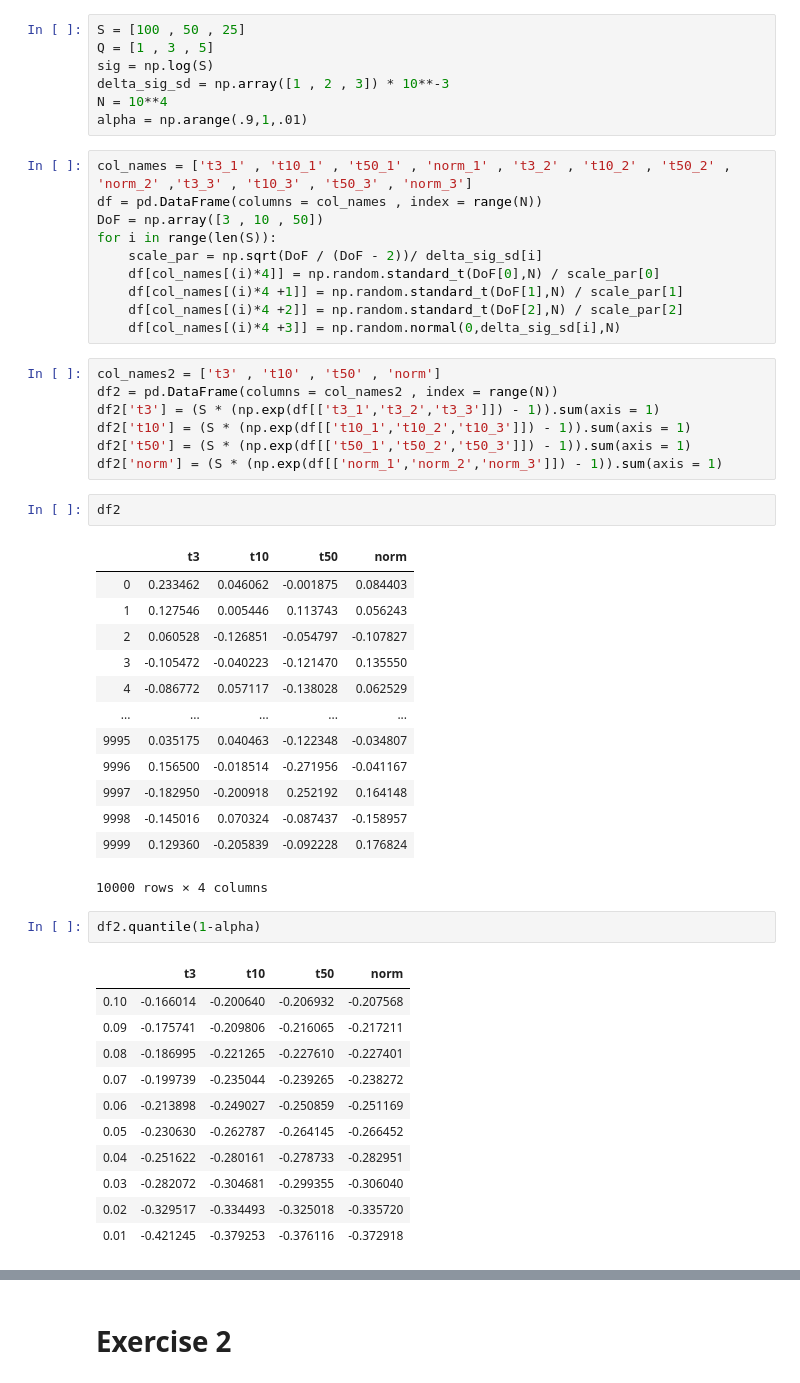
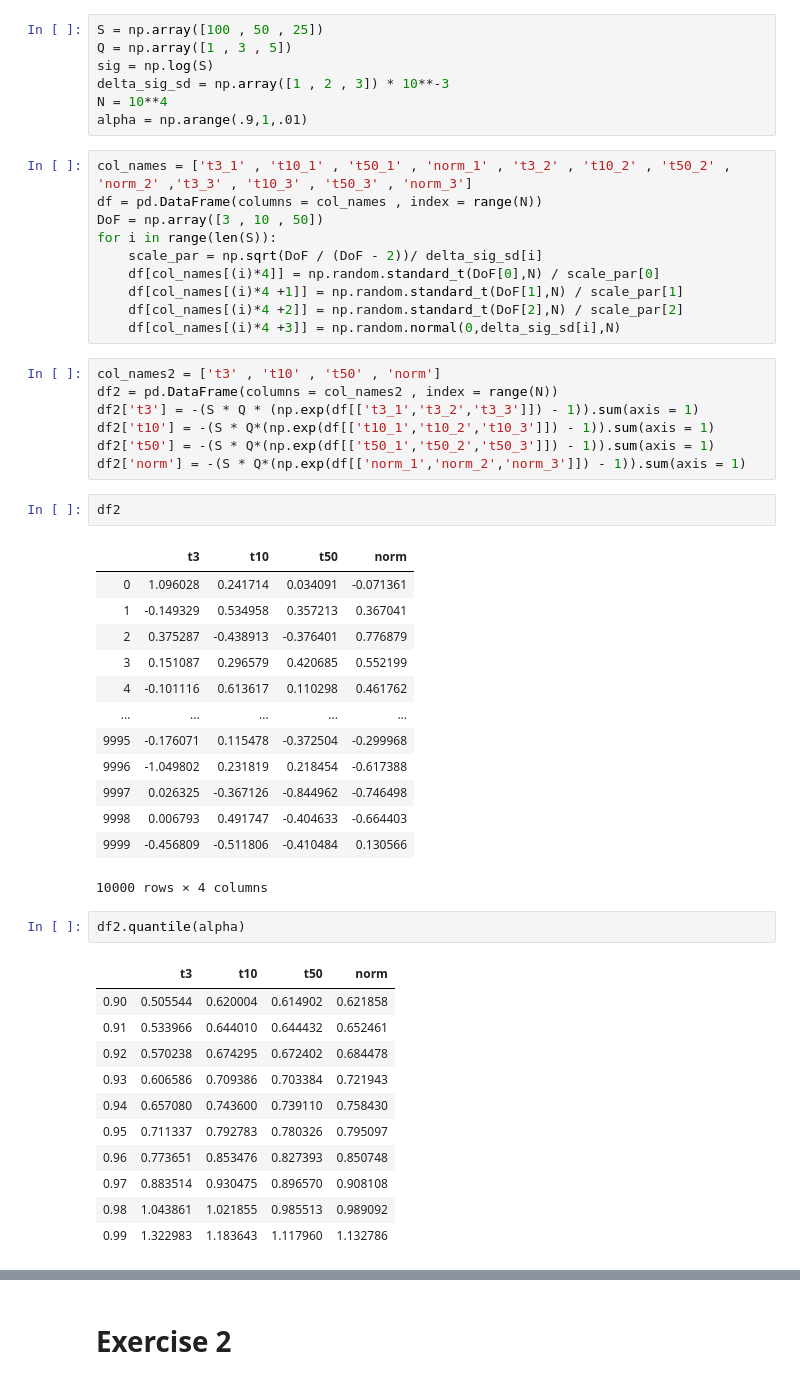
Before and after one commit to AntB95/QRM, a Jupyter notebook: TD 2/Assignment_2.ipynb, the cells around one changed output, grey strips where cells are left out. Cells and saved outputs as stored; diff of their text form.

```diff
--- a/TD 2/Assignment_2.ipynb
+++ b/TD 2/Assignment_2.ipynb
@@ -5,8 +6,8 @@ import scipy.stats as stats
 # %% [markdown]
 # Exercise 1
 # %%
-S = [100 , 50 , 25]
-Q = [1 , 3 , 5]
+S = np.array([100 , 50 , 25])
+Q = np.array([1 , 3 , 5])
 sig = np.log(S)
 delta_sig_sd = np.array([1 , 2 , 3]) * 10**-3
 N = 10**4
@@ -24,38 +25,38 @@ for i in range(len(S)):
 # %%
 col_names2 = ['t3' , 't10' , 't50' , 'norm']
 df2 = pd.DataFrame(columns = col_names2 , index = range(N))
-df2['t3'] = (S * (np.exp(df[['t3_1','t3_2','t3_3']]) - 1)).sum(axis = 1)
-df2['t10'] = (S * (np.exp(df[['t10_1','t10_2','t10_3']]) - 1)).sum(axis = 1)
-df2['t50'] = (S * (np.exp(df[['t50_1','t50_2','t50_3']]) - 1)).sum(axis = 1)
-df2['norm'] = (S * (np.exp(df[['norm_1','norm_2','norm_3']]) - 1)).sum(axis = 1)
+df2['t3'] = -(S * Q * (np.exp(df[['t3_1','t3_2','t3_3']]) - 1)).sum(axis = 1)
+df2['t10'] = -(S * Q*(np.exp(df[['t10_1','t10_2','t10_3']]) - 1)).sum(axis = 1)
+df2['t50'] = -(S * Q*(np.exp(df[['t50_1','t50_2','t50_3']]) - 1)).sum(axis = 1)
+df2['norm'] = -(S * Q*(np.exp(df[['norm_1','norm_2','norm_3']]) - 1)).sum(axis = 1)
 # %%
 df2
 # %% [output]
 |  | t3 | t10 | t50 | norm |
-| 0 | 0.233462 | 0.046062 | -0.001875 | 0.084403 |
-| 1 | 0.127546 | 0.005446 | 0.113743 | 0.056243 |
-| 2 | 0.060528 | -0.126851 | -0.054797 | -0.107827 |
-| 3 | -0.105472 | -0.040223 | -0.121470 | 0.135550 |
-| 4 | -0.086772 | 0.057117 | -0.138028 | 0.062529 |
+| 0 | 1.096028 | 0.241714 | 0.034091 | -0.071361 |
+| 1 | -0.149329 | 0.534958 | 0.357213 | 0.367041 |
+| 2 | 0.375287 | -0.438913 | -0.376401 | 0.776879 |
+| 3 | 0.151087 | 0.296579 | 0.420685 | 0.552199 |
+| 4 | -0.101116 | 0.613617 | 0.110298 | 0.461762 |
 | ... | ... | ... | ... | ... |
-| 9995 | 0.035175 | 0.040463 | -0.122348 | -0.034807 |
-| 9996 | 0.156500 | -0.018514 | -0.271956 | -0.041167 |
-| 9997 | -0.182950 | -0.200918 | 0.252192 | 0.164148 |
-| 9998 | -0.145016 | 0.070324 | -0.087437 | -0.158957 |
-| 9999 | 0.129360 | -0.205839 | -0.092228 | 0.176824 |
+| 9995 | -0.176071 | 0.115478 | -0.372504 | -0.299968 |
+| 9996 | -1.049802 | 0.231819 | 0.218454 | -0.617388 |
+| 9997 | 0.026325 | -0.367126 | -0.844962 | -0.746498 |
+| 9998 | 0.006793 | 0.491747 | -0.404633 | -0.664403 |
+| 9999 | -0.456809 | -0.511806 | -0.410484 | 0.130566 |
 10000 rows × 4 columns
 # %%
-df2.quantile(1-alpha)
+df2.quantile(alpha)
 # %% [output]
 |  | t3 | t10 | t50 | norm |
-| 0.10 | -0.166014 | -0.200640 | -0.206932 | -0.207568 |
-| 0.09 | -0.175741 | -0.209806 | -0.216065 | -0.217211 |
-| 0.08 | -0.186995 | -0.221265 | -0.227610 | -0.227401 |
-| 0.07 | -0.199739 | -0.235044 | -0.239265 | -0.238272 |
-| 0.06 | -0.213898 | -0.249027 | -0.250859 | -0.251169 |
-| 0.05 | -0.230630 | -0.262787 | -0.264145 | -0.266452 |
-| 0.04 | -0.251622 | -0.280161 | -0.278733 | -0.282951 |
-| 0.03 | -0.282072 | -0.304681 | -0.299355 | -0.306040 |
-| 0.02 | -0.329517 | -0.334493 | -0.325018 | -0.335720 |
-| 0.01 | -0.421245 | -0.379253 | -0.376116 | -0.372918 |
+| 0.90 | 0.505544 | 0.620004 | 0.614902 | 0.621858 |
+| 0.91 | 0.533966 | 0.644010 | 0.644432 | 0.652461 |
+| 0.92 | 0.570238 | 0.674295 | 0.672402 | 0.684478 |
+| 0.93 | 0.606586 | 0.709386 | 0.703384 | 0.721943 |
+| 0.94 | 0.657080 | 0.743600 | 0.739110 | 0.758430 |
+| 0.95 | 0.711337 | 0.792783 | 0.780326 | 0.795097 |
+| 0.96 | 0.773651 | 0.853476 | 0.827393 | 0.850748 |
+| 0.97 | 0.883514 | 0.930475 | 0.896570 | 0.908108 |
+| 0.98 | 1.043861 | 1.021855 | 0.985513 | 0.989092 |
+| 0.99 | 1.322983 | 1.183643 | 1.117960 | 1.132786 |
 # %%
```
Also changed, not shown: parts of 6 cells of this notebook, 2 other files.
